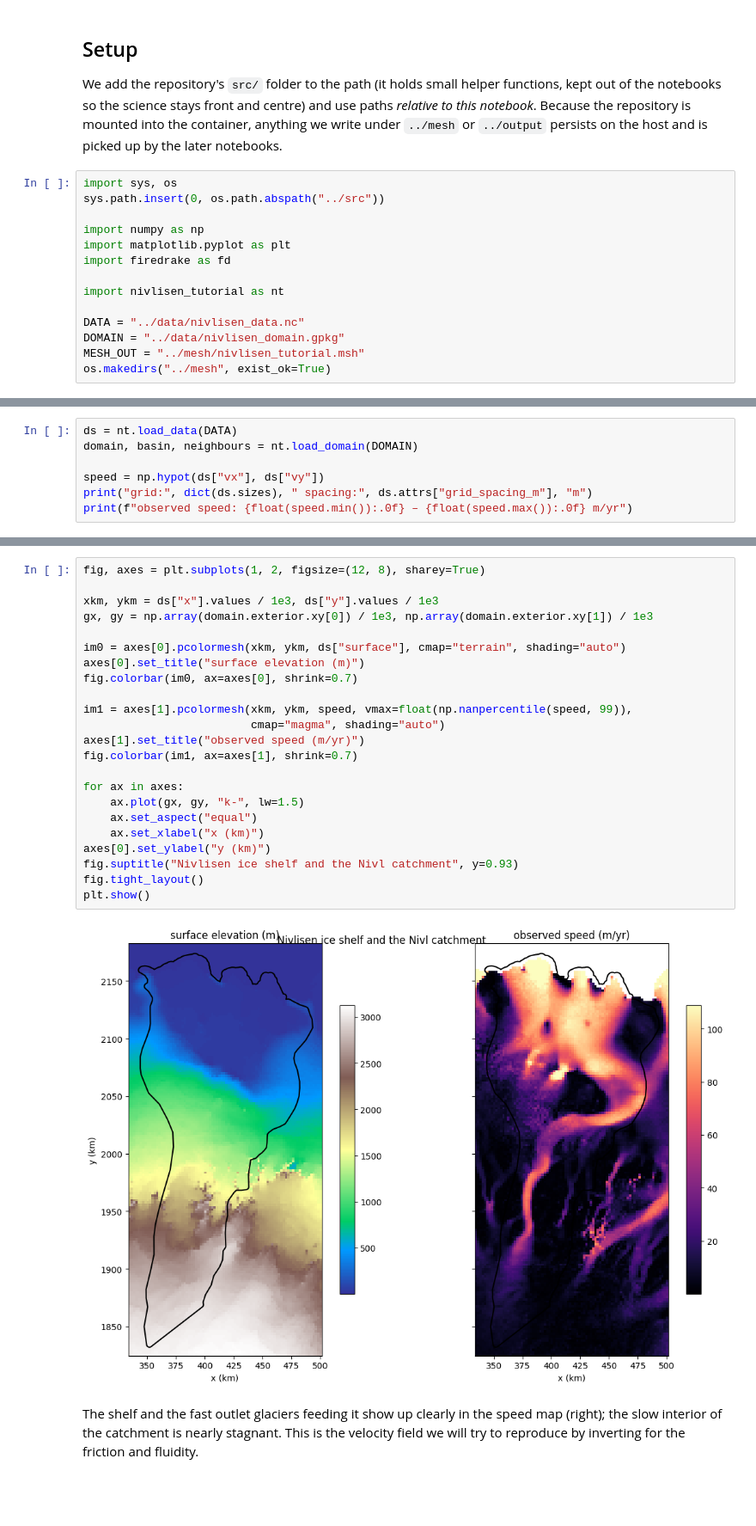
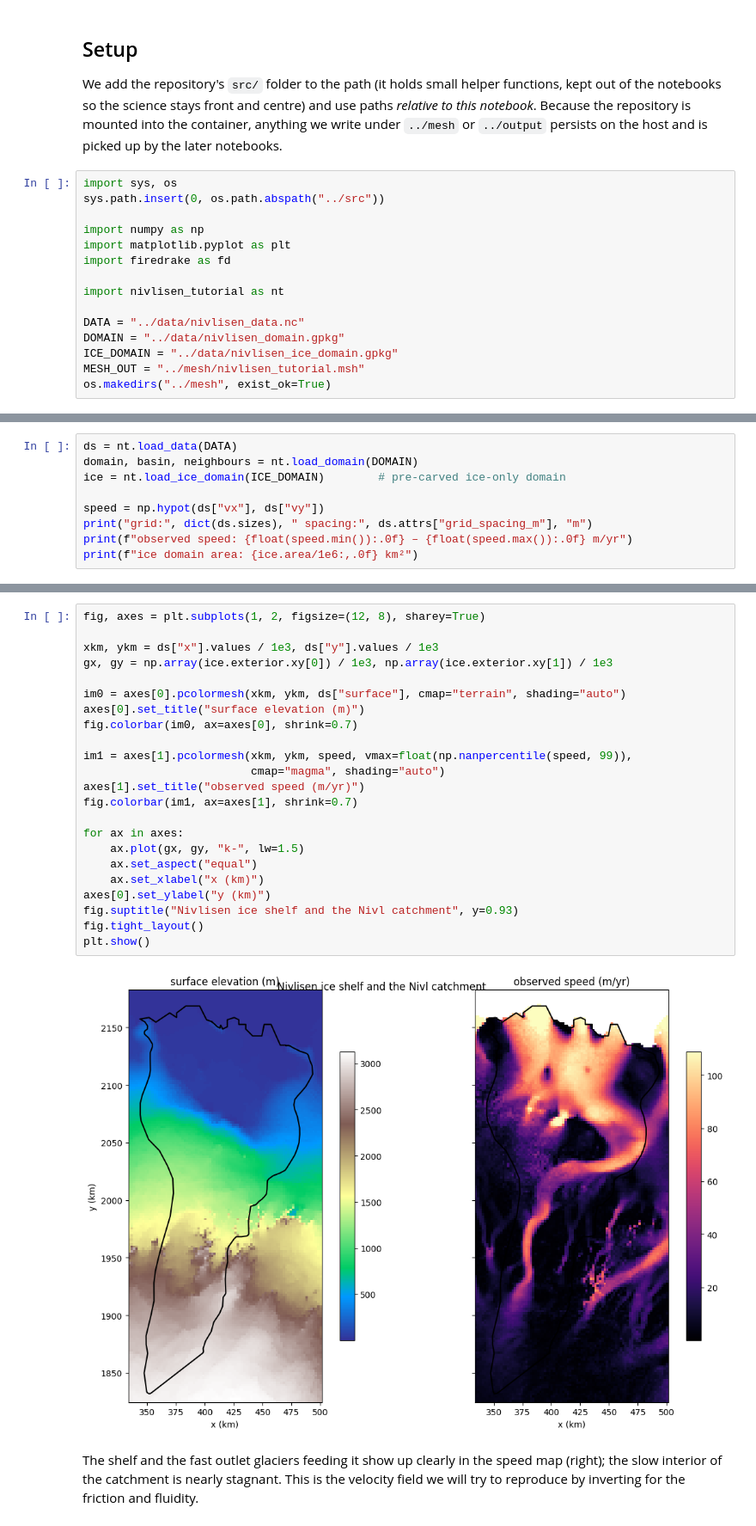
Before and after one commit to hoffmaao/nivlisen-tutorials, a Jupyter notebook: notebooks/00-domain.ipynb, the cells around one changed output, grey strips where cells are left out. Shown at 86% size. Saved outputs shown, nothing was run; the diff lists cells and outputs as text; blank space fills up the shorter version.

```diff
--- a/notebooks/00-domain.ipynb
+++ b/notebooks/00-domain.ipynb
@@ -43,6 +43,7 @@ import nivlisen_tutorial as nt
 
 DATA = "../data/nivlisen_data.nc"
 DOMAIN = "../data/nivlisen_domain.gpkg"
+ICE_DOMAIN = "../data/nivlisen_ice_domain.gpkg"
 MESH_OUT = "../mesh/nivlisen_tutorial.msh"
 os.makedirs("../mesh", exist_ok=True)
 # %% [markdown]
@@ -63,10 +71,12 @@ so you never need the originals or any data credentials.
 # %%
 ds = nt.load_data(DATA)
 domain, basin, neighbours = nt.load_domain(DOMAIN)
+ice = nt.load_ice_domain(ICE_DOMAIN)        # pre-carved ice-only domain
 
 speed = np.hypot(ds["vx"], ds["vy"])
 print("grid:", dict(ds.sizes), " spacing:", ds.attrs["grid_spacing_m"], "m")
 print(f"observed speed: {float(speed.min()):.0f} – {float(speed.max()):.0f} m/yr")
+print(f"ice domain area: {ice.area/1e6:,.0f} km²")
 # %% [output]
 grid: {'y': 179, 'x': 84}  spacing: 2000.0 m
 observed speed: 0 – 245 m/yr
@@ -79,28 +90,28 @@ production study — the basin plus the shelf, extended a few km into the ocean.
 # %%
 fig, axes = plt.subplots(1, 2, figsize=(12, 8), sharey=True)
 
 xkm, ykm = ds["x"].values / 1e3, ds["y"].values / 1e3
-gx, gy = np.array(domain.exterior.xy[0]) / 1e3, np.array(domain.exterior.xy[1]) / 1e3
+gx, gy = np.array(ice.exterior.xy[0]) / 1e3, np.array(ice.exterior.xy[1]) / 1e3
 
 im0 = axes[0].pcolormesh(xkm, ykm, ds["surface"], cmap="terrain", shading="auto")
 axes[0].set_title("surface elevation (m)")
 fig.colorbar(im0, ax=axes[0], shrink=0.7)
 
 im1 = axes[1].pcolormesh(xkm, ykm, speed, vmax=float(np.nanpercentile(speed, 99)),
                          cmap="magma", shading="auto")
 axes[1].set_title("observed speed (m/yr)")
 fig.colorbar(im1, ax=axes[1], shrink=0.7)
 
 for ax in axes:
     ax.plot(gx, gy, "k-", lw=1.5)
     ax.set_aspect("equal")
     ax.set_xlabel("x (km)")
 axes[0].set_ylabel("y (km)")
 fig.suptitle("Nivlisen ice shelf and the Nivl catchment", y=0.93)
 fig.tight_layout()
 plt.show()
 # %% [output]
-[figure, old version]
+[figure, new version]
 # %% [markdown]
 The shelf and the fast outlet glaciers feeding it show up clearly in the speed
 map (right); the slow interior of the catchment is nearly stagnant. This is the
```
Also changed, not shown: parts of 7 cells of this notebook, 4 other files.
